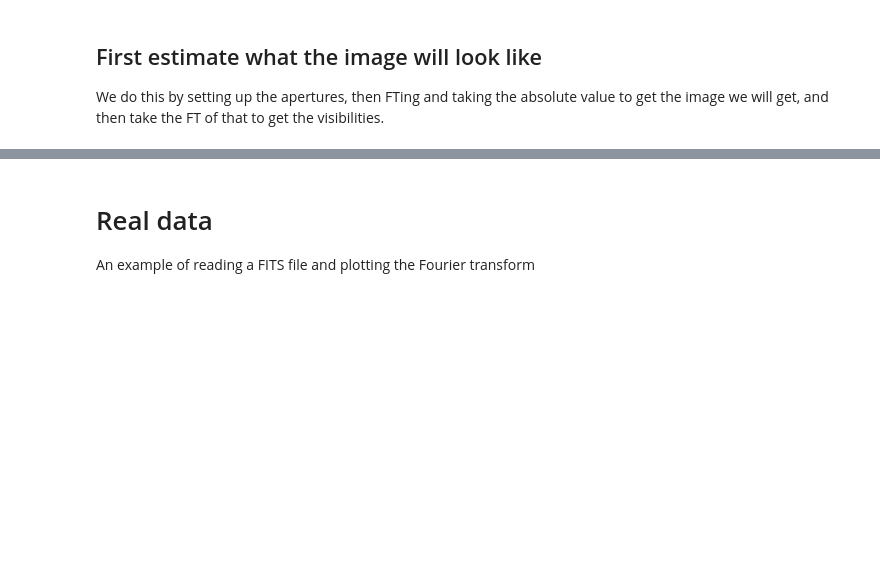
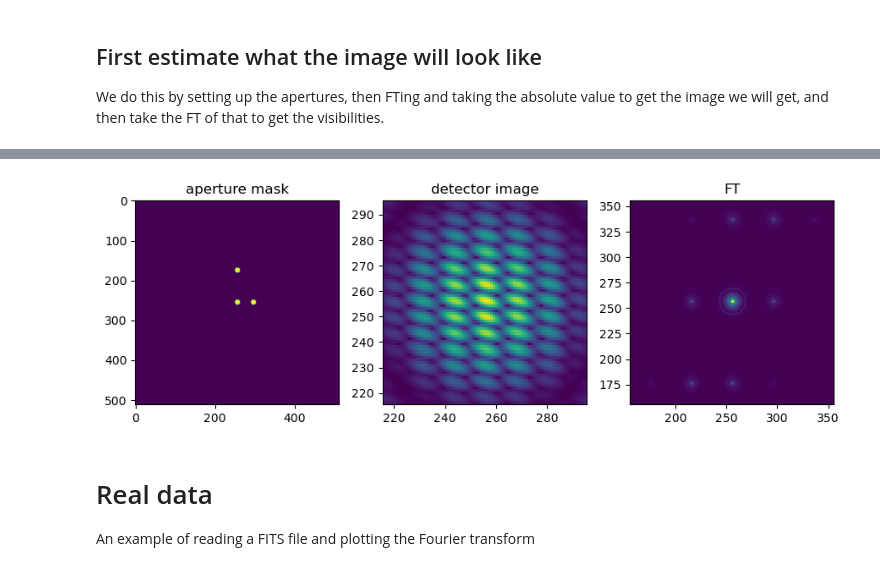
Before and after one commit to drgmk/px-interferometry, a Jupyter notebook: notebooks/3_hole.ipynb, the cells around one changed output, grey strips where cells are left out. Cells and saved outputs as stored; diff of their text form; code cells hidden in the pictures; blank space fills up the shorter version.

```diff
--- a/notebooks/3_hole.ipynb
+++ b/notebooks/3_hole.ipynb
@@ -24,7 +30,7 @@ def gauss(sigma, peak=1, xoff=0, yoff=0):
     r = np.sqrt( xx**2 + yy**2 )
     return peak * np.exp(-0.5 * (r/sigma)**2)
 # %%
-width = 2.
+width = 3.
 
 im =  gauss(width, peak=1)
 im += gauss(width, xoff=40, peak=1)
@@ -44,6 +50,10 @@ ax[0].imshow(np.abs(im))
 ax[1].imshow(np.abs(ft))
 ax[2].imshow(np.abs(im2), vmax=0.5)
 
+ax[0].set_title('aperture mask')
+ax[1].set_title('detector image')
+ax[2].set_title('FT')
+
 # # zoom the second FT
 cx = (ft.shape[1]-1) / 2
 cy = (ft.shape[0]-1) / 2
@@ -51,5 +61,9 @@ n = 50 #np.max([np.abs(mxy[0]-cy), np.abs(mxy[1]-cx)])
 ax[2].set_xlim(cx-2*n,cx+2*n)
 ax[2].set_ylim(cy-2*n,cy+2*n)
 
+n=20
+ax[1].set_xlim(cx-2*n,cx+2*n)
+ax[1].set_ylim(cy-2*n,cy+2*n)
+
 fig.tight_layout()
 # %% [output]
@@ -58,3 +70,4 @@ fig.tight_layout()
+[figure, added]
 # %% [markdown]
 # Real data
 An example of reading a FITS file and plotting the Fourier transform
```
Also changed, not shown: parts of 5 cells of this notebook, 3 other files.
